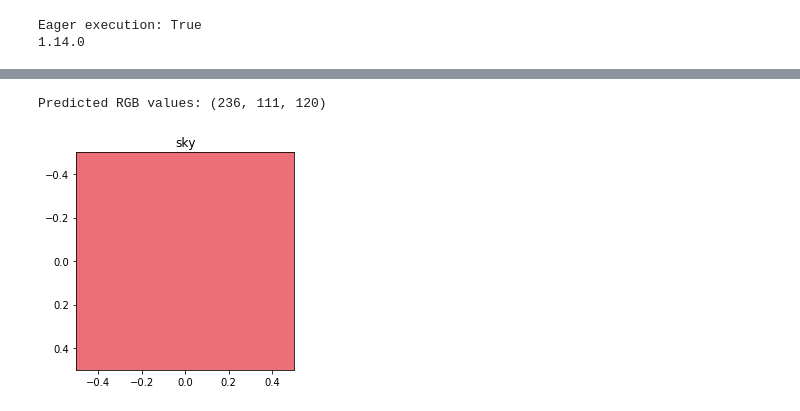
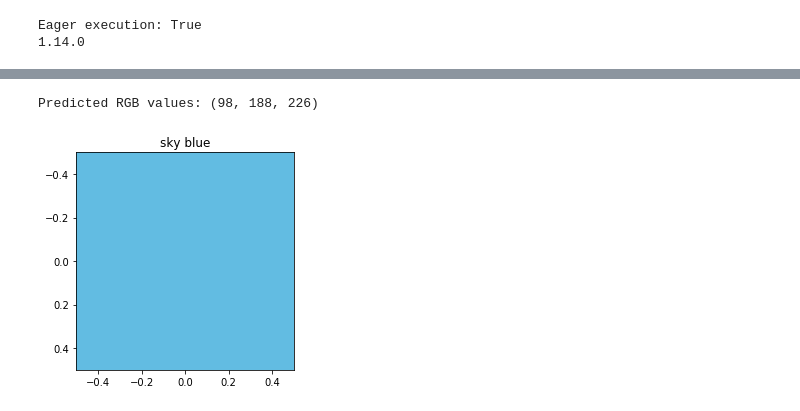
Before and after one commit to fallen32/AI_KAIST, a Jupyter notebook: Assignment_0715/assignment.ipynb, the cells around one changed output, grey strips where cells are left out. Cells and saved outputs as stored; diff of their text form; code cells hidden in the pictures.

```diff
--- a/Assignment_0715/assignment.ipynb
+++ b/Assignment_0715/assignment.ipynb
@@ -252,6 +252,6 @@ Predicted RGB values: (198, 92, 121)
 [figure]
 # %%
-colorbot('sky')
+colorbot('sky blue')
 # %% [output]
-Predicted RGB values: (236, 111, 120)
+Predicted RGB values: (98, 188, 226)
-[figure, old version]
+[figure, new version]
```
Also changed, not shown: parts of 7 cells of this notebook, 13 other files.
